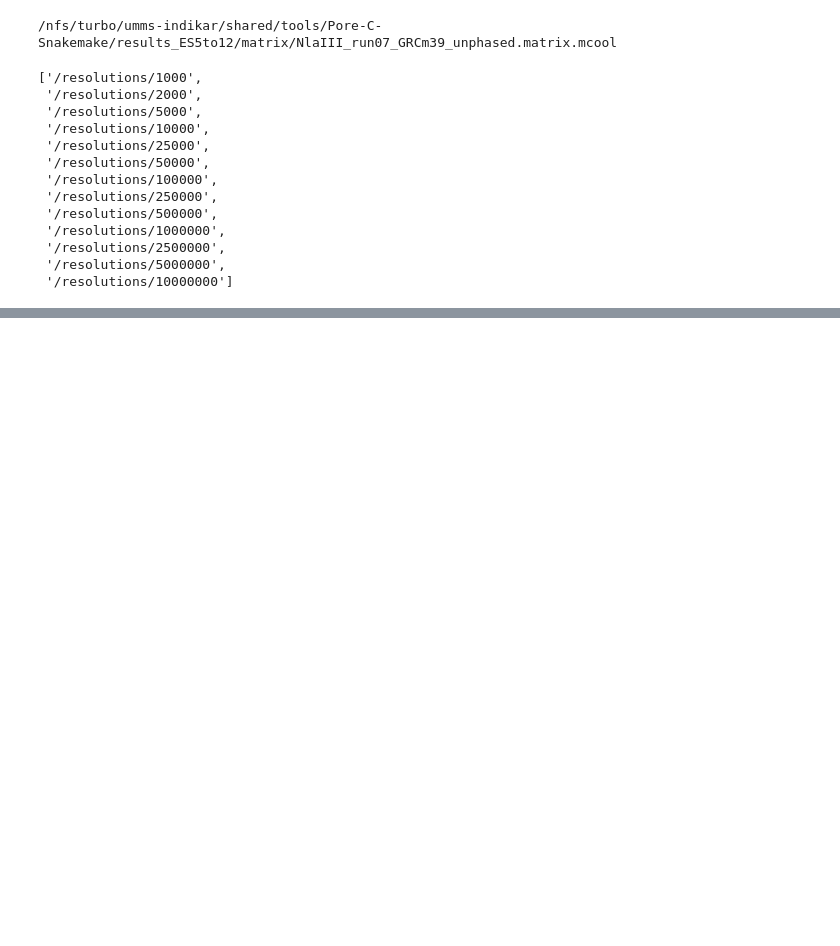
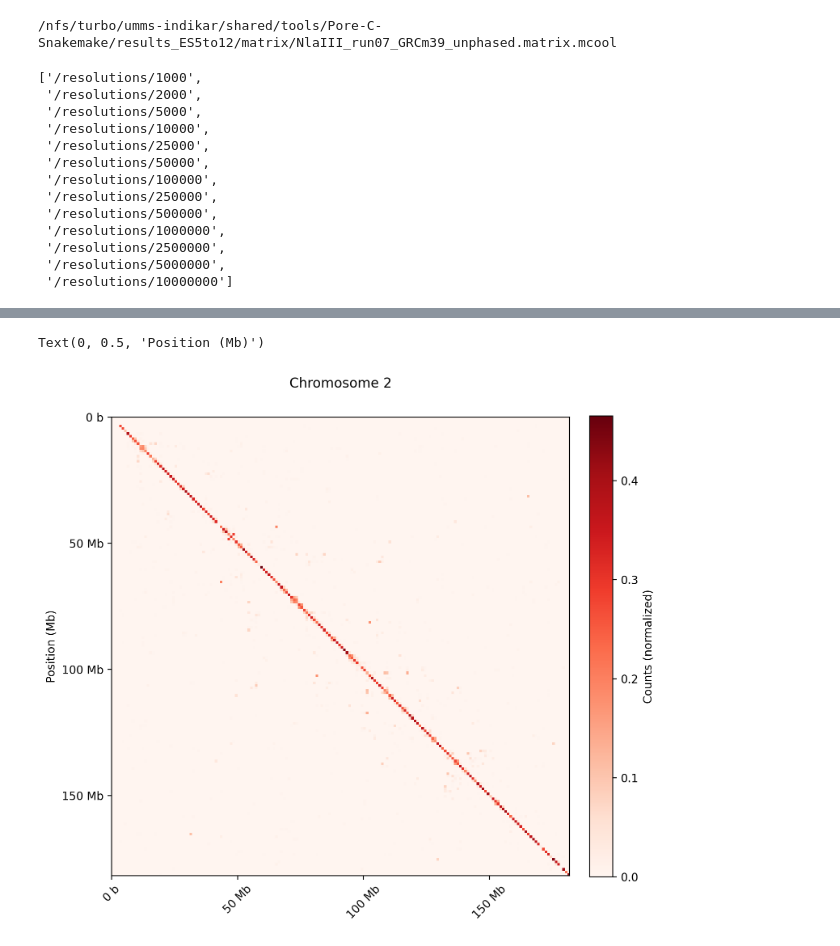
Before and after one commit to CooperStansbury/scPoreC-analysis, a Jupyter notebook: notebooks/mcool_analysis.ipynb, the cells around one changed output, grey strips where cells are left out. Cells and saved outputs as stored; diff of their text form; code cells hidden in the pictures; blank space fills up the shorter version.

```diff
--- a/notebooks/mcool_analysis.ipynb
+++ b/notebooks/mcool_analysis.ipynb
@@ -41,0 +195,13 @@ cooler.fileops.list_coolers(filepath)
+# %%
+chrom = 'NC_000068.8'
+
+plt.rcParams['figure.dpi'] = 200
+plt.rcParams['figure.figsize'] = 8, 8
+
+plotHicMatrixChromosome(clr, chrom, log=False, balance=True)
+titleString = f"Chromosome {chromMap[chrom]}"
+plt.title(titleString)
+plt.ylabel('Position (Mb)')
+# %% [output]
+Text(0, 0.5, 'Position (Mb)')
+[figure, added]
```
Also changed, not shown: parts of 29 cells of this notebook, 2 other files.
